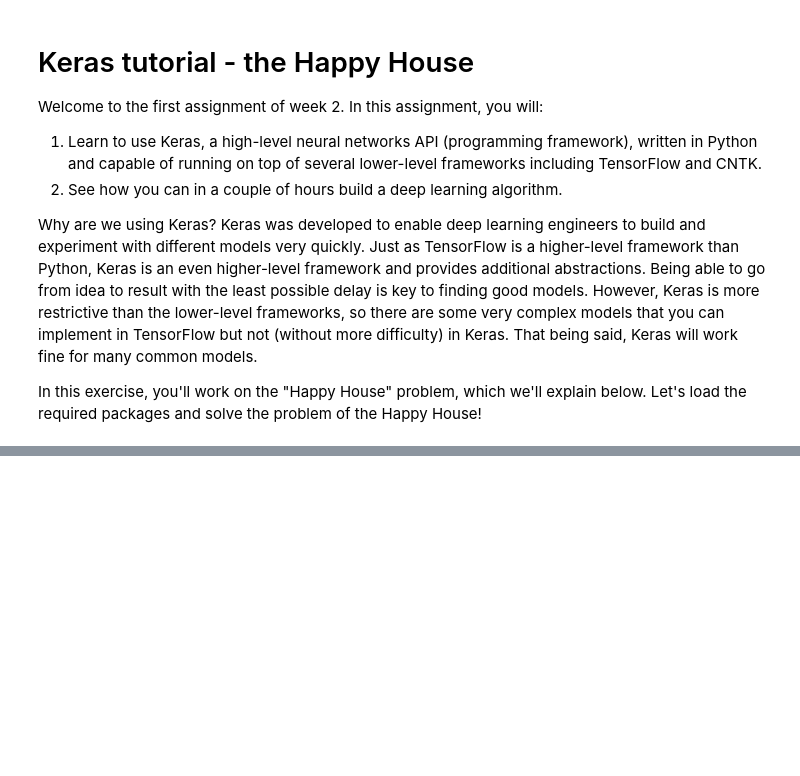
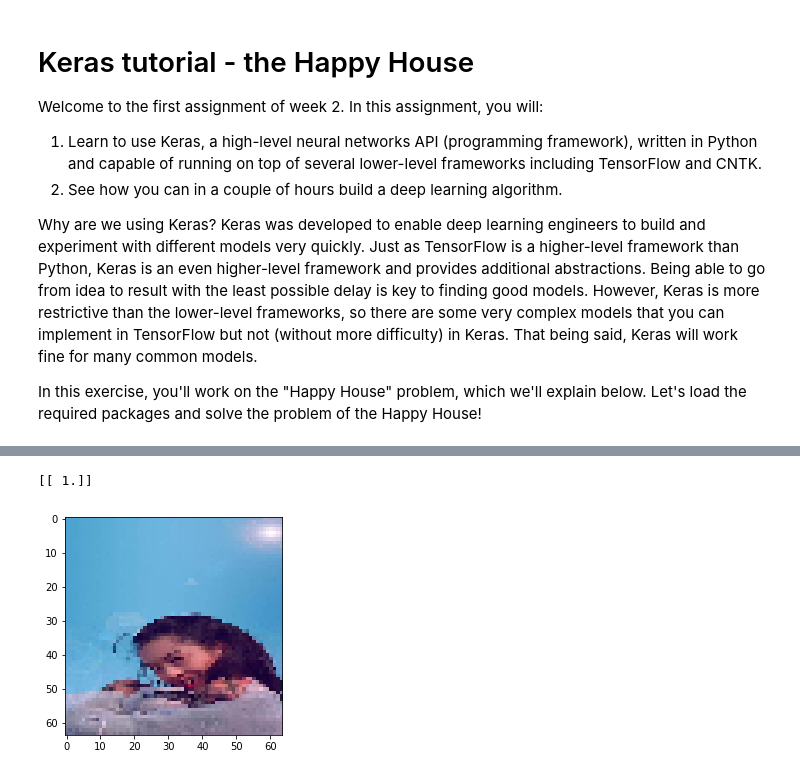
Before and after one commit to RookieDay/Deep_Learning, a Jupyter notebook: 课后作业/Part4 卷积神经网络/第二周 深度卷积网络：实例探究/Keras tutorial - the Happy House/Keras tutorial - the Happy House.ipynb, the cells around one changed output, grey strips where cells are left out. Drawn from its saved outputs; the diff is of its cells as text; code cells hidden in the pictures; blank space fills up the shorter version.

Commit message:
Keras tutorial - the Happy House

```diff
--- a/课后作业/Part4 卷积神经网络/第二周 深度卷积网络：实例探究/Keras tutorial - the Happy House/Keras tutorial - the Happy House.ipynb
+++ b/课后作业/Part4 卷积神经网络/第二周 深度卷积网络：实例探究/Keras tutorial - the Happy House/Keras tutorial - the Happy House.ipynb
@@ -34,0 +53,17 @@ ImportError: No module named 'keras'
+# %%
+X_train_orig, Y_train_orig, X_test_orig, Y_test_orig, classes = load_dataset()
+
+# Normalize image vectors
+X_train = X_train_orig/255.
+X_test = X_test_orig/255.
+
+# Reshape
+Y_train = Y_train_orig.T
+Y_test = Y_test_orig.T
+
+print ("number of training examples = " + str(X_train.shape[0]))
+print ("number of test examples = " + str(X_test.shape[0]))
+print ("X_train shape: " + str(X_train.shape))
+print ("Y_train shape: " + str(Y_train.shape))
+print ("X_test shape: " + str(X_test.shape))
+print ("Y_test shape: " + str(Y_test.shape))
@@ -34,0 +306,13 @@ ImportError: No module named 'keras'
+# %%
+### START CODE HERE ### (1 line)
+happyModel = HappyModel(X_train.shape[1:])
+### END CODE HERE ###
+# %%
+### START CODE HERE ### (1 line)
+happyModel.compile(optimizer = "adam", loss = "binary_crossentropy", metrics = ["accuracy"])
+#这个模型试验了RMSprop，发现会陷入局部最小值，后来改用了推荐的adam
+### END CODE HERE ###
+# %%
+### START CODE HERE ### (1 line)
+happyModel.fit(x = X_train, y = Y_train, epochs = 40, batch_size = 16)
+### END CODE HERE ###
@@ -34,0 +371,16 @@ ImportError: No module named 'keras'
+# %%
+### START CODE HERE ###
+# img_path = 'images/my_image.jpg'
+img_path = 'images/03.jpg'
+### END CODE HERE ###
+img = image.load_img(img_path, target_size=(64, 64))
+imshow(img)
+
+x = image.img_to_array(img)
+x = np.expand_dims(x, axis=0)
+x = preprocess_input(x)
+
+print(happyModel.predict(x))
+# %% [output]
+[[ 1.]]
+[figure, added]
```
Also changed, not shown: parts of 25 cells of this notebook, 15 other files.
